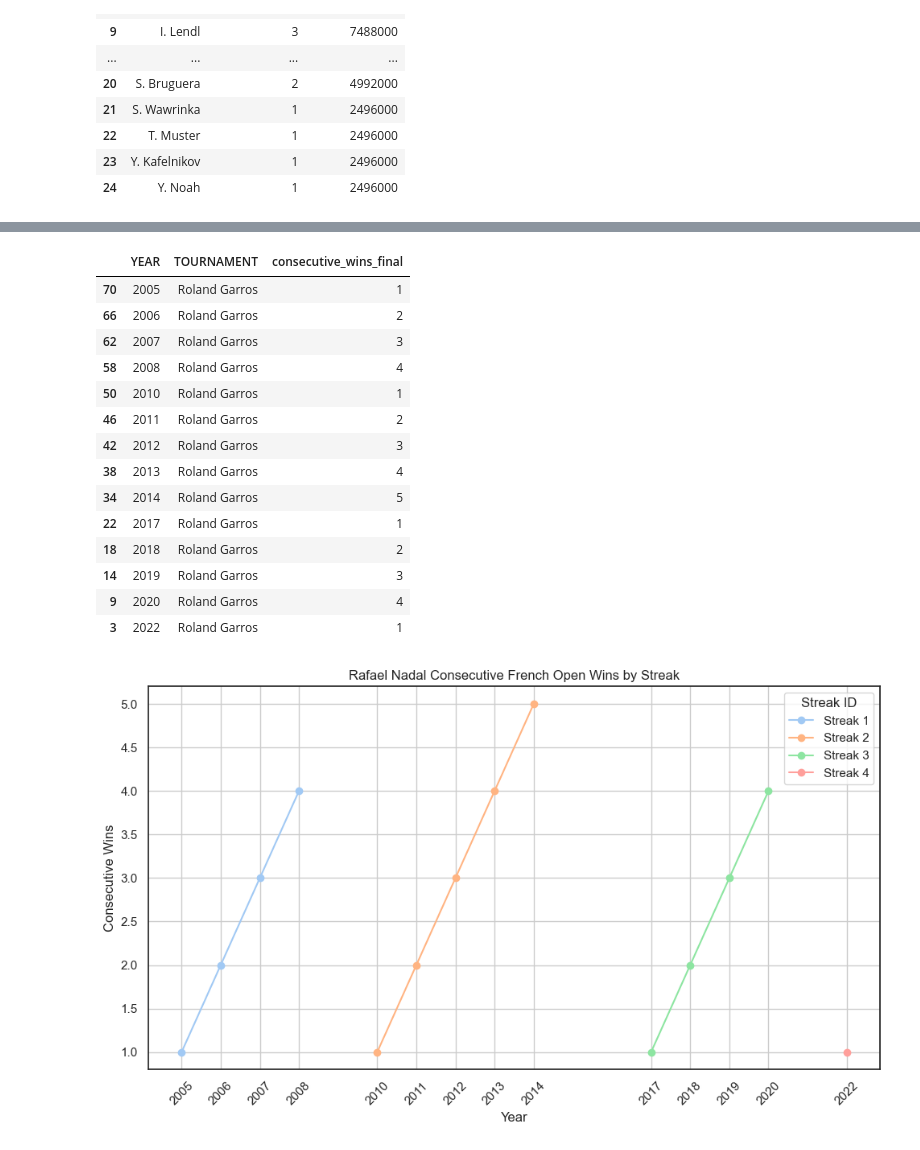
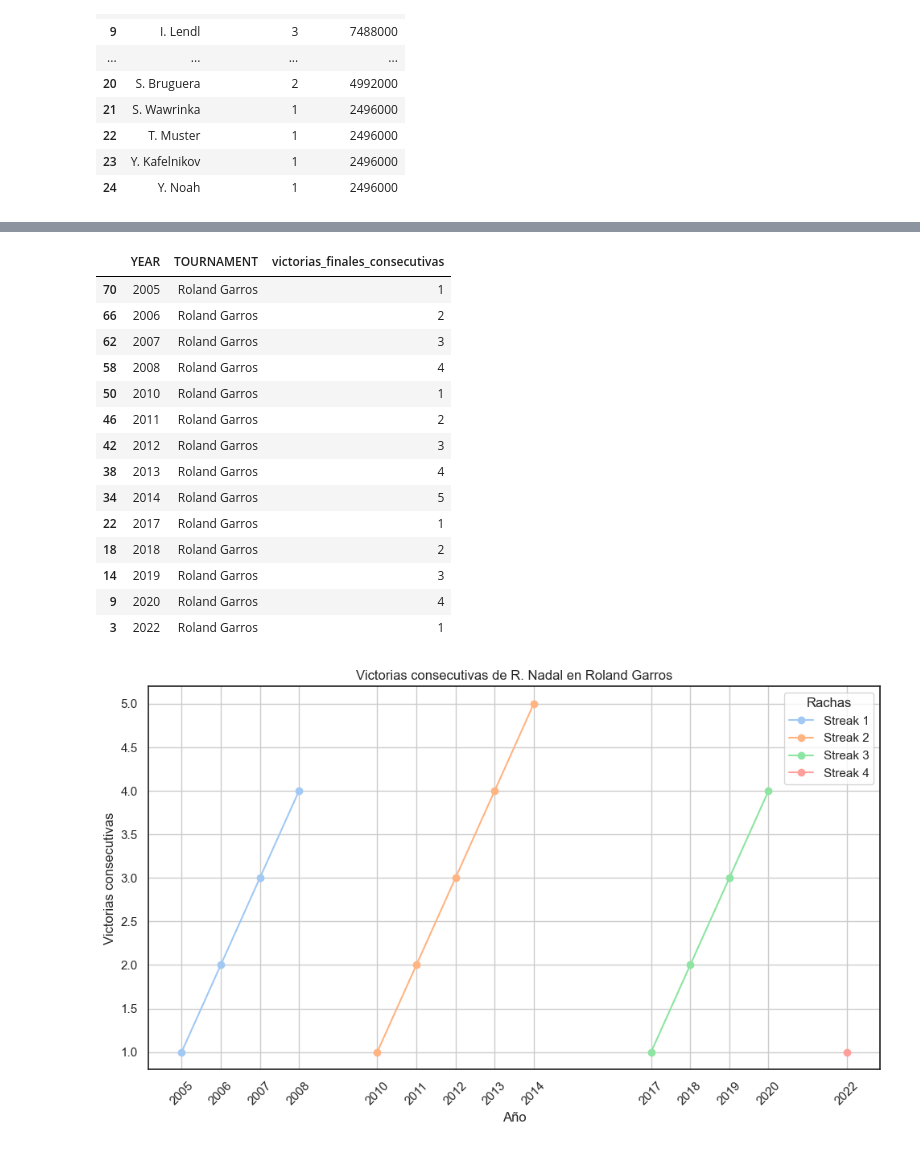
Before and after one commit to Lokhy87/EDA_entrega, a Jupyter notebook: Limpieza.ipynb, the cells around one changed output, grey strips where cells are left out. Saved outputs shown, nothing was run; the diff lists cells and outputs as text; code cells hidden in the pictures.

```diff
--- a/Limpieza.ipynb
+++ b/Limpieza.ipynb
@@ -1211,13 +1211,11 @@ victorias_nadal_tierra
 victorias_nadal_tierra = victorias_nadal_tierra.sort_values('YEAR')
 # %%
 # Victorias consecutivas
-victorias_nadal_tierra['consecutive_wins'] = (victorias_nadal_tierra['YEAR'].diff() == 1).astype(int).cumsum()
+victorias_nadal_tierra['Victorias_consecutivas'] = (victorias_nadal_tierra['YEAR'].diff() == 1).astype(int).cumsum()
 
-# Adjusting consecutive_wins to reset when a new streak starts
-new_streak = victorias_nadal_tierra['consecutive_wins'].diff() != 0
-streak_id = new_streak.cumsum()
-victorias_nadal_tierra['consecutive_wins'] = victorias_nadal_tierra.groupby(streak_id)['consecutive_wins'].transform(lambda x: range(1, len(x)+1))
+nueva_racha = victorias_nadal_tierra['Victorias_consecutivas'].diff() != 0
+racha_id = nueva_racha.cumsum()
+victorias_nadal_tierra['Victorias_consecutivas'] = victorias_nadal_tierra.groupby(racha_id)['Victorias_consecutivas'].transform(lambda x: range(1, len(x)+1))
 
-# Display the results
-victorias_nadal_tierra[['YEAR', 'TOURNAMENT', 'consecutive_wins']]
+victorias_nadal_tierra[['YEAR', 'TOURNAMENT', 'Victorias_consecutivas']]
 # %% [output]
@@ -1238,13 +1236,13 @@ victorias_nadal_tierra[['YEAR', 'TOURNAMENT', 'consecutive_wins']]
 | 3 | 2022 | Roland Garros | 2 |
 # %%
 # Correct the logic for calculating consecutive victories
-victorias_nadal_tierra['streak_id'] = (victorias_nadal_tierra['YEAR'].diff() > 1).cumsum()
-victorias_nadal_tierra['consecutive_wins_final'] = victorias_nadal_tierra.groupby('streak_id').cumcount() + 1
+victorias_nadal_tierra['racha_id'] = (victorias_nadal_tierra['YEAR'].diff() > 1).cumsum()
+victorias_nadal_tierra['victorias_finales_consecutivas'] = victorias_nadal_tierra.groupby('racha_id').cumcount() + 1
 
 # Reset and recompute the streak calculation to reflect true consecutive wins
-victorias_nadal_tierra[['YEAR', 'TOURNAMENT', 'consecutive_wins_final']]
+victorias_nadal_tierra[['YEAR', 'TOURNAMENT', 'victorias_finales_consecutivas']]
 # %% [output]
-|  | YEAR | TOURNAMENT | consecutive_wins_final |
+|  | YEAR | TOURNAMENT | victorias_finales_consecutivas |
 | 70 | 2005 | Roland Garros | 1 |
 | 66 | 2006 | Roland Garros | 2 |
 | 62 | 2007 | Roland Garros | 3 |
@@ -1260,22 +1258,20 @@ victorias_nadal_tierra[['YEAR', 'TOURNAMENT', 'consecutive_wins_final']]
 | 9 | 2020 | Roland Garros | 4 |
 | 3 | 2022 | Roland Garros | 1 |
 # %%
-# Set up the plot again, this time focusing only on the streaks themselves
+# Figura
 plt.figure(figsize=(10, 6))
 
-# Since we're focusing on the streaks, we'll visualize each streak as a separate line
-# Identify unique streaks and plot them
-for streak, data in victorias_nadal_tierra.groupby('streak_id'):
-    plt.plot(data['YEAR'], data['consecutive_wins_final'], marker='o', linestyle='-', label=f'Streak {streak + 1}')
+for streak, data in victorias_nadal_tierra.groupby('racha_id'):
+    plt.plot(data['YEAR'], data['victorias_finales_consecutivas'], marker='o', linestyle='-', label=f'Streak {streak + 1}')
 
-plt.title('Rafael Nadal Consecutive French Open Wins by Streak')
-plt.xlabel('Year')
-plt.ylabel('Consecutive Wins')
+plt.title('Victorias consecutivas de R. Nadal en Roland Garros')
+plt.xlabel('Año')
+plt.ylabel('Victorias consecutivas')
 plt.grid(True)
-plt.xticks(victorias_nadal_tierra['YEAR'], rotation=45)  # Rotate the year labels for better readability
-plt.legend(title='Streak ID')
+plt.xticks(victorias_nadal_tierra['YEAR'], rotation=45)
+plt.legend(title='Rachas')
 plt.tight_layout()
 
 plt.show()
 # %% [output]
-[figure, old version]
+[figure, new version]
```
Also changed, not shown: parts of 21 cells of this notebook.
